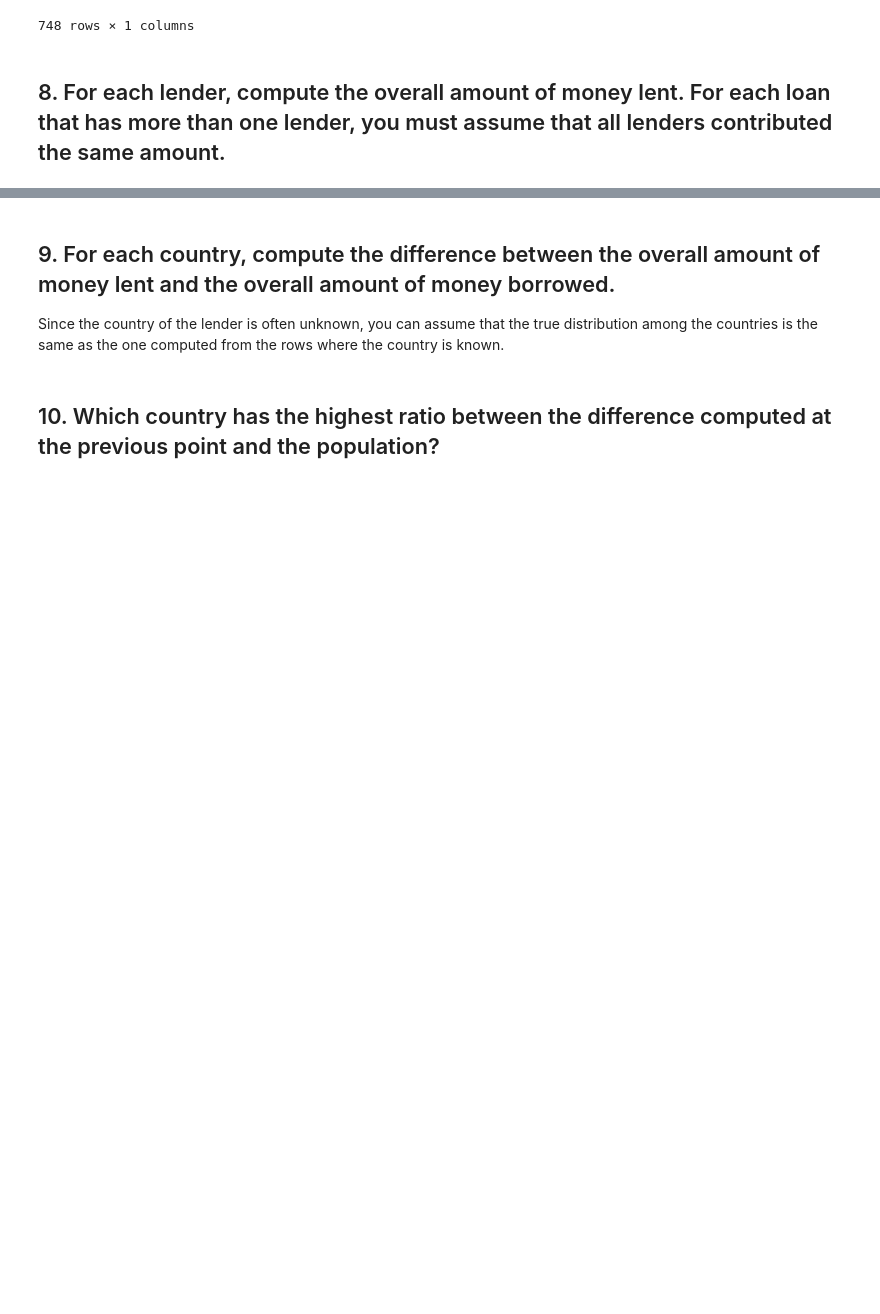
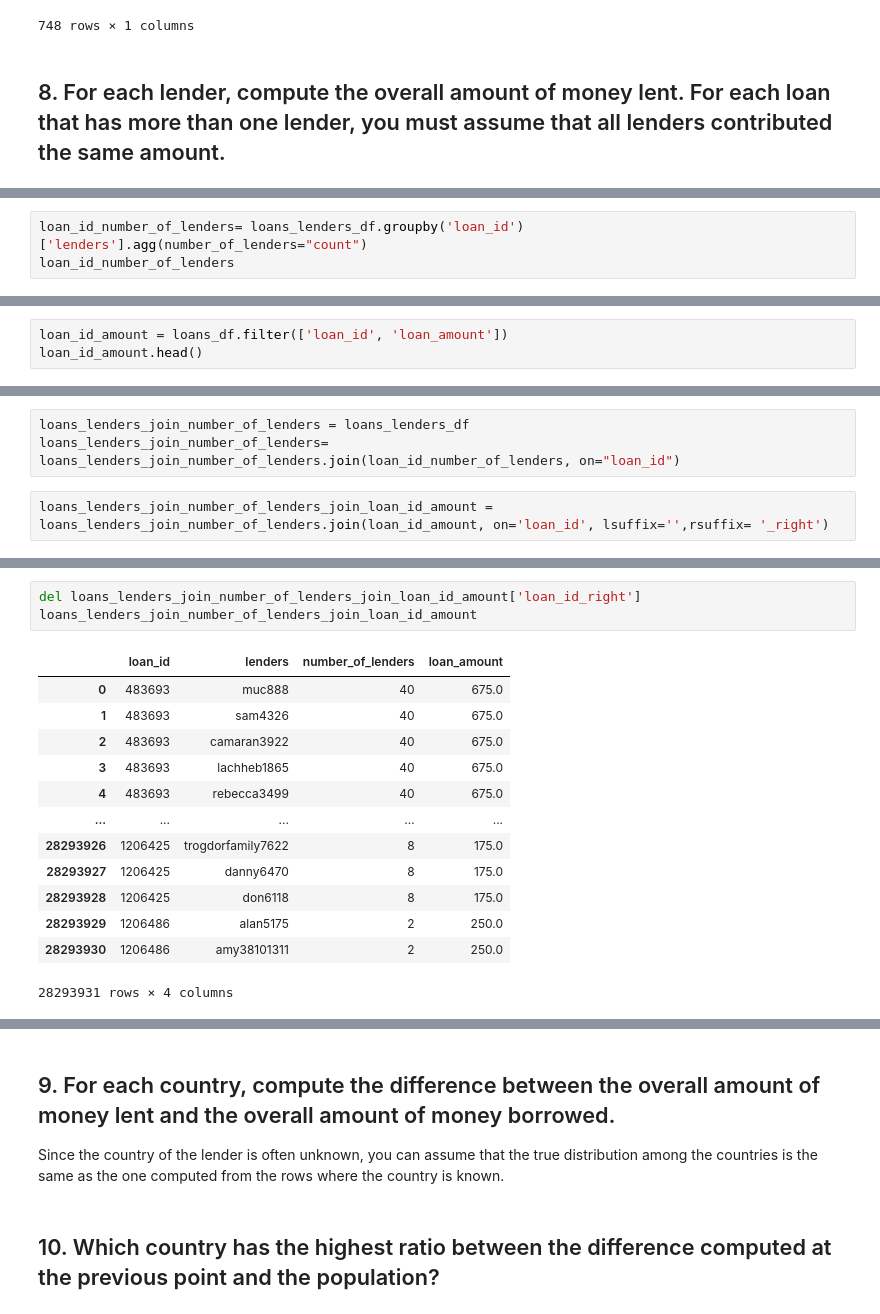
Before and after one commit to hechmik/foundations_of_cs, a Jupyter notebook: Project.ipynb, the cells around one changed output, grey strips where cells are left out. Cells and saved outputs as stored; diff of their text form; blank space fills up the shorter version.

```diff
--- a/Project.ipynb
+++ b/Project.ipynb
@@ -577,0 +614,3 @@ money_borrowed_year_perc
+# %%
+loan_id_number_of_lenders= loans_lenders_df.groupby('loan_id')['lenders'].agg(number_of_lenders="count")
+loan_id_number_of_lenders
@@ -577,0 +654,3 @@ money_borrowed_year_perc
+# %%
+loan_id_amount = loans_df.filter(['loan_id', 'loan_amount'])
+loan_id_amount.head()
@@ -577,0 +666,5 @@ money_borrowed_year_perc
+# %%
+loans_lenders_join_number_of_lenders = loans_lenders_df
+loans_lenders_join_number_of_lenders= loans_lenders_join_number_of_lenders.join(loan_id_number_of_lenders, on="loan_id")
+# %%
+loans_lenders_join_number_of_lenders_join_loan_id_amount = loans_lenders_join_number_of_lenders.join(loan_id_amount, on='loan_id', lsuffix='',rsuffix= '_right')
@@ -577,0 +680,17 @@ money_borrowed_year_perc
+# %%
+del loans_lenders_join_number_of_lenders_join_loan_id_amount['loan_id_right']
+loans_lenders_join_number_of_lenders_join_loan_id_amount
+# %% [output]
+|  | loan_id | lenders | number_of_lenders | loan_amount |
+| 0 | 483693 | muc888 | 40 | 675.0 |
+| 1 | 483693 | sam4326 | 40 | 675.0 |
+| 2 | 483693 | camaran3922 | 40 | 675.0 |
+| 3 | 483693 | lachheb1865 | 40 | 675.0 |
+| 4 | 483693 | rebecca3499 | 40 | 675.0 |
+| ... | ... | ... | ... | ... |
+| 28293926 | 1206425 | trogdorfamily7622 | 8 | 175.0 |
+| 28293927 | 1206425 | danny6470 | 8 | 175.0 |
+| 28293928 | 1206425 | don6118 | 8 | 175.0 |
+| 28293929 | 1206486 | alan5175 | 2 | 250.0 |
+| 28293930 | 1206486 | amy38101311 | 2 | 250.0 |
+28293931 rows × 4 columns
```
Also changed, not shown: parts of 19 cells of this notebook.
